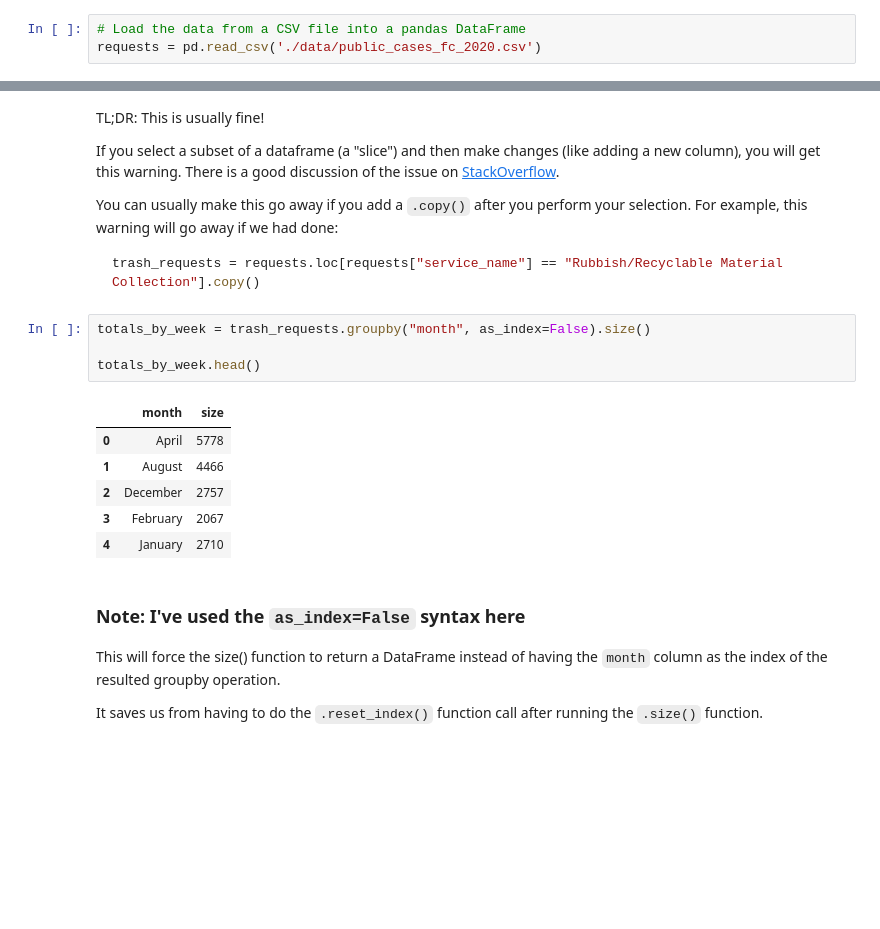
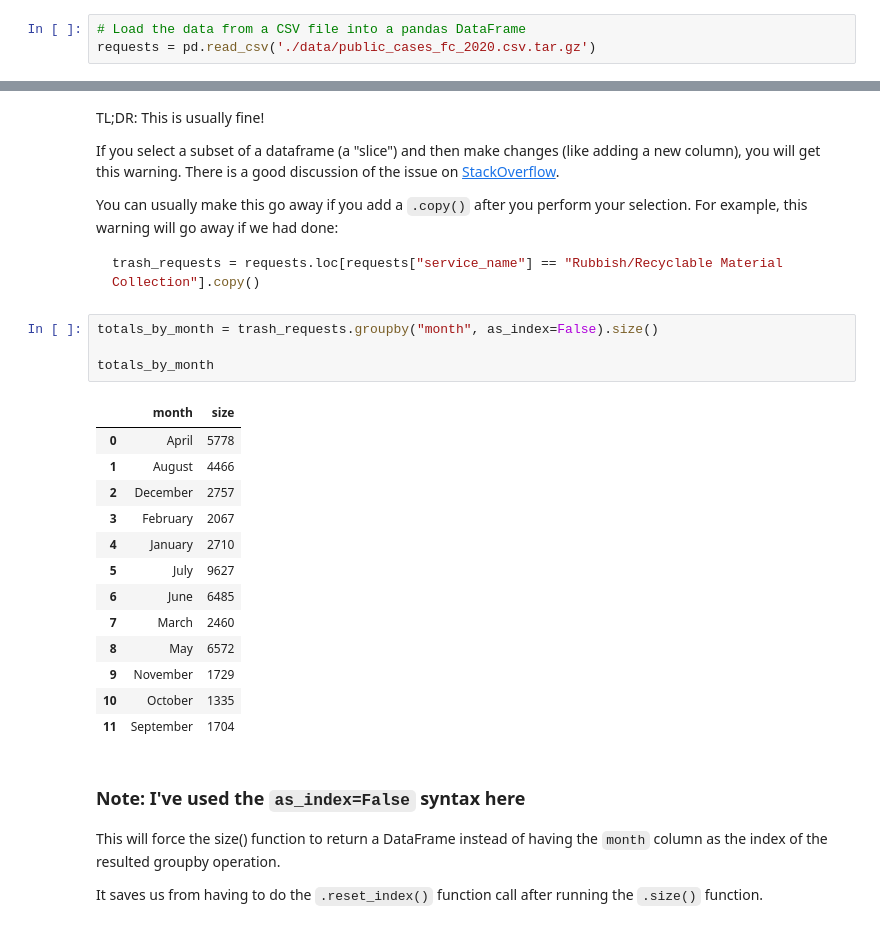
Before and after one commit to MUSA-550-Fall-2021/week-3, a Jupyter notebook: lecture-3B.ipynb, the cells around one changed output, grey strips where cells are left out. Drawn from its saved outputs; the diff is of its cells as text; blank space fills up the shorter version.

````diff
--- a/lecture-3B.ipynb
+++ b/lecture-3B.ipynb
@@ -34,7 +34,7 @@ Load 311 requests in Philadelphia from the `data/` directory.
 Source: [OpenDataPhilly](https://www.opendataphilly.org/dataset/311-service-and-information-requests)
 # %%
 # Load the data from a CSV file into a pandas DataFrame
-requests = pd.read_csv('./data/public_cases_fc_2020.csv')
+requests = pd.read_csv('./data/public_cases_fc_2020.csv.tar.gz')
 # %%
 print("number of requests = ", len(requests))
 # %% [output]
@@ -158,16 +158,23 @@ You can usually make this go away if you add a `.copy()` after you perform your
 trash_requests = requests.loc[requests["service_name"] == "Rubbish/Recyclable Material Collection"].copy()
 ```
 # %%
-totals_by_week = trash_requests.groupby("month", as_index=False).size()
+totals_by_month = trash_requests.groupby("month", as_index=False).size()
 
-totals_by_week.head()
+totals_by_month
 # %% [output]
 |  | month | size |
 | 0 | April | 5778 |
 | 1 | August | 4466 |
 | 2 | December | 2757 |
 | 3 | February | 2067 |
 | 4 | January | 2710 |
+| 5 | July | 9627 |
+| 6 | June | 6485 |
+| 7 | March | 2460 |
+| 8 | May | 6572 |
+| 9 | November | 1729 |
+| 10 | October | 1335 |
+| 11 | September | 1704 |
 # %% [markdown]
 ### Note: I've used the `as_index=False` syntax here
 
````
Also changed, not shown: parts of 4 cells of this notebook, 1 other file.
